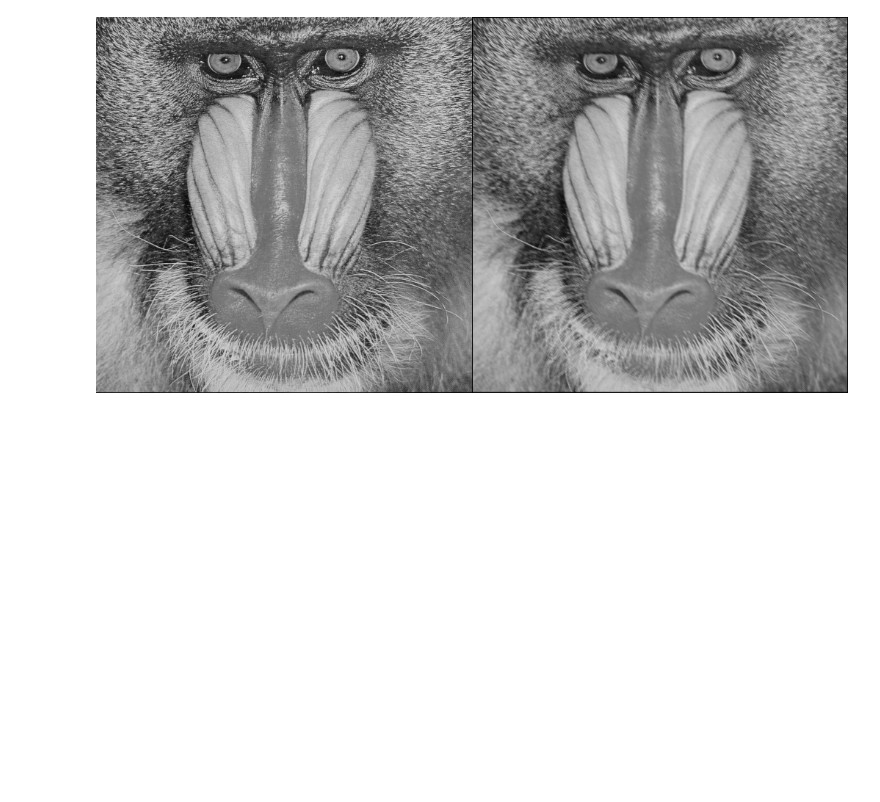
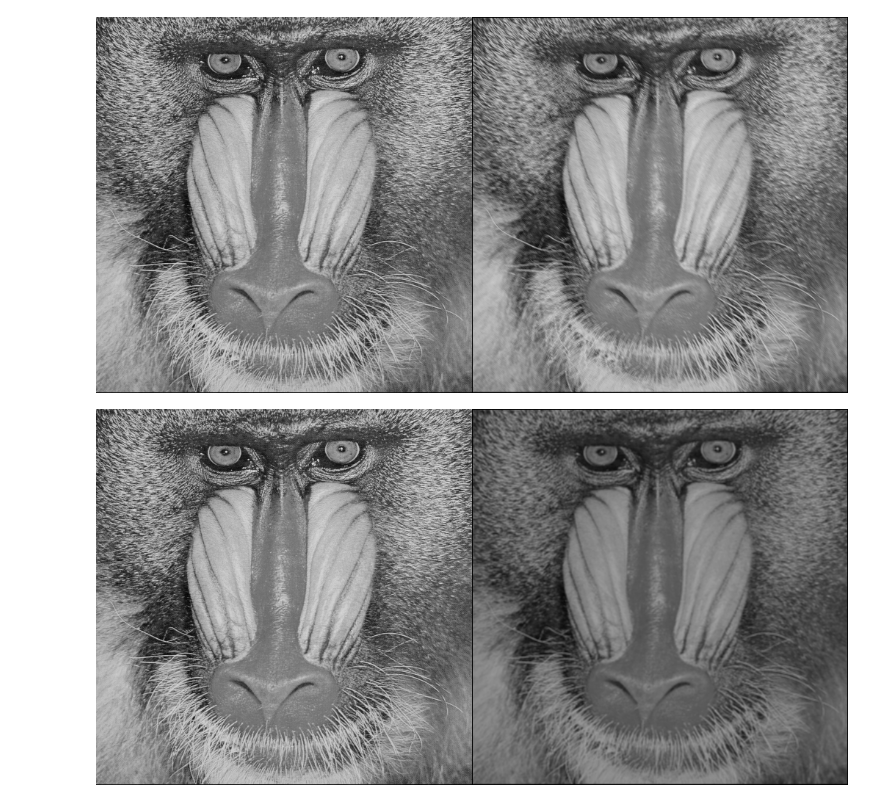
Before and after one commit to rijalammar1/PVCK_RijalAmmar, a Jupyter notebook: Project_PCVK.ipynb, the cells around one changed output. Cells and saved outputs as stored; diff of their text form; code cells hidden in the pictures; blank space fills up the shorter version.

```diff
--- a/Project_PCVK.ipynb
+++ b/Project_PCVK.ipynb
@@ -74,3 +74,31 @@ final_frame = cv.hconcat((img_gray, mean))
 cv2_imshow(final_frame)
 # %% [output]
 [figure]
+# %%
+# LOW PASS
+def LPF(img, FilterSize):
+    # array kosong
+    output = np.zeros(img.shape, np.uint8)
+
+    # variabel kosong
+    result = 0
+
+    # membuat 3 x 3 mean filter
+    for a in range(1, img.shape[0]-1):
+      for b in range(1, img.shape[1]-1):
+        for d in range(-1, 2):
+          for x in range(-1, 2):
+            result = result + img[a+d, b+x]
+        output[a][b] = int(result / 12)
+        result = 0
+
+    return output
+# %%
+# Menampilkan Gambar
+img = cv.imread('/content/drive/MyDrive/PVCK_MM/Images/mandrill.tiff')
+imgGray = cv.cvtColor(img, cv.COLOR_BGR2GRAY)
+LowPass = LPF(imgGray, 9)
+final_frame = cv.hconcat((imgGray, LowPass))
+cv2_imshow(final_frame)
+# %% [output]
+[figure, added]
```
Also changed, not shown: parts of 2 cells of this notebook.
